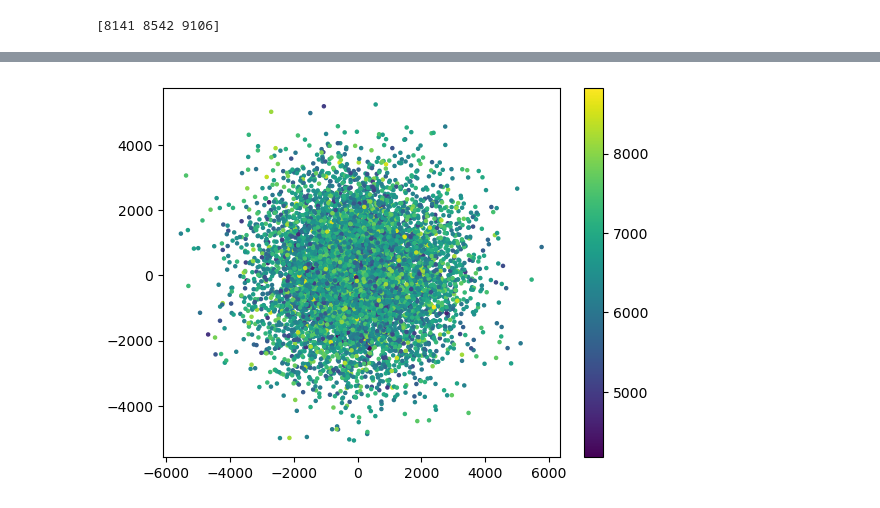
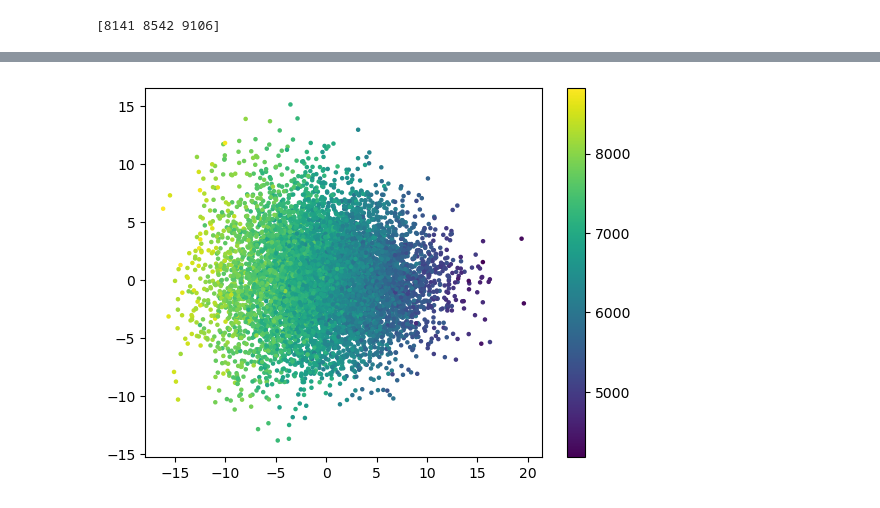
Before and after one commit to FelipeMP94/Generative-model-optimization, a Jupyter notebook: Gen_test.ipynb, the cells around one changed output, grey strips where cells are left out. Cells and saved outputs as stored; diff of their text form; code cells hidden in the pictures.

Commit message:
modelo convergindo

```diff
--- a/Gen_test.ipynb
+++ b/Gen_test.ipynb
@@ -95,12 +112,13 @@ DEVICE = torch.device("cuda" if torch.cuda.is_available() else "cpu")
 IMPUT_DIM = 14
 H_DIM = 10
 Z_DIM = 7
-NUM_EPOCH = 300
-LA_RATE = 3e-4
+NUM_EPOCH = 500
+LA_RATE = 3e-3
 # %%
 modelVAE = VAautoencoder(IMPUT_DIM,H_DIM,Z_DIM)
 optimizerVAE = torch.optim.Adam(modelVAE.parameters(),lr=LA_RATE)
-loss_func = nn.MSELoss()
+Cross_Entropy_Loss = nn.CrossEntropyLoss()
+MSE_Loss = nn.MSELoss()
 loss_per_epoch_VAE = np.zeros(NUM_EPOCH)
 prediction_loss = np.zeros(NUM_EPOCH)
 # %%
@@ -111,13 +129,25 @@ train_dataloader = DataLoader(train_dataset,batch_size=100,shuffle=False)
 test_dataloader = DataLoader(test_dataset,batch_size=100,shuffle=False)
 # %%
 
-def train_model(model,optimizer,loss_func,NUM_EPOCH,dataloader,loss_per_epoch,prediction_loss):
+def train_model(model,optimizer,Cross_Entropy_Loss,MSE_Loss,NUM_EPOCH,dataloader,loss_per_epoch,prediction_loss):
     for epoch in range(NUM_EPOCH):
         for index, (x,y) in enumerate(dataloader):
+
             x_reconstructed, mu, sigma,pred = model(x)
-            recons_loss= loss_func(x_reconstructed,x)
+
+
+
+
+            x_tour = np.argsort(x_reconstructed.detach().numpy())
+            x_tour = torch.tensor(x_tour,dtype=torch.float)
+            #print(x_tour.shape)
+            x = x.type(torch.float)
+            recons_loss= Cross_Entropy_Loss(x_tour,x)
+
+
             kl_div = -0.5*torch.sum(1 + torch.log(sigma.pow(2)) - mu.pow(2) - sigma.pow(2))
-            fit_error = loss_func(pred,y)
+            pred = torch.squeeze(pred,dim=1)
+            fit_error = MSE_Loss(pred,y)
 
             optimizer.zero_grad()
             loss_val = recons_loss + kl_div  + fit_error
@@ -129,9 +159,9 @@ def train_model(model,optimizer,loss_func,NUM_EPOCH,dataloader,loss_per_epoch,pr
             prediction_loss[epoch] = fit_error
 
 
-        if epoch % 10 ==0:
+        if epoch % 100 ==0:
             print(f"Epoch {epoch}, Erro Treino: {loss_per_epoch[epoch]}")
 # %%
 
-train_model(modelVAE,optimizerVAE,loss_func,NUM_EPOCH,train_dataloader,loss_per_epoch_VAE,prediction_loss)
+train_model(modelVAE,optimizerVAE,Cross_Entropy_Loss,MSE_Loss,NUM_EPOCH,train_dataloader,loss_per_epoch_VAE,prediction_loss)
 # %% [output]
@@ -174,13 +192,13 @@ with torch.no_grad():
     z_train = mu + torch.exp(sigma/2)*epsilon
 # %%
 from sklearn.decomposition import PCA
-pca = PCA(n_components=5)
+pca = PCA(n_components=2)
 reduced_data = pca.fit_transform(z_train)
 plt.scatter(reduced_data[:, 0], reduced_data[:, 1], c=Y_train, cmap='viridis', s=5)
 plt.colorbar()
 plt.show()
 # %% [output]
-[figure, old version]
+[figure, new version]
 # %%
 pca.explained_variance_ratio_
 # %% [output]
```
Also changed, not shown: parts of 9 cells of this notebook.
